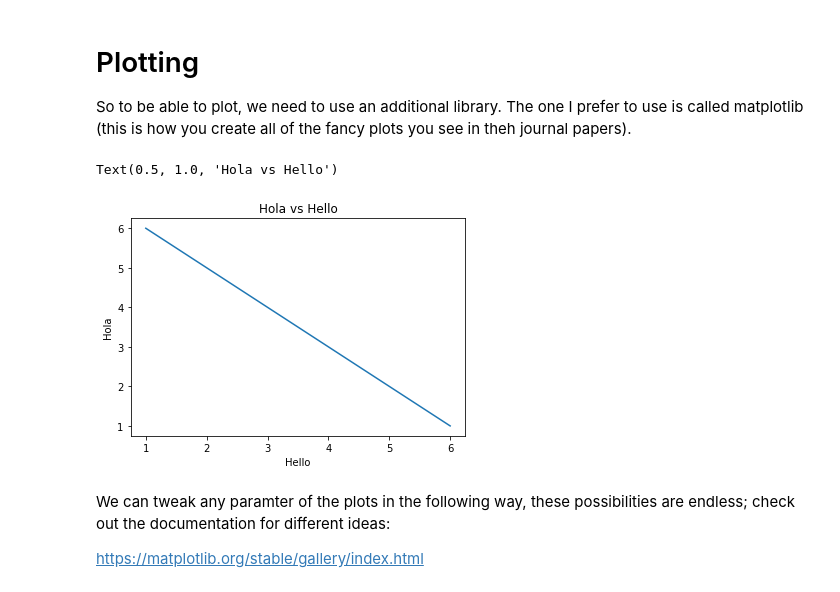
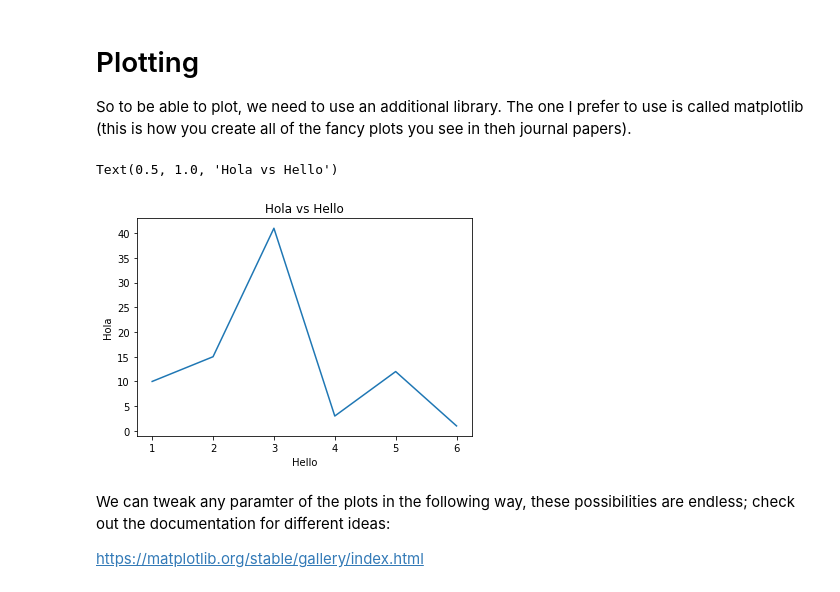
Before and after one commit to flowonthegoliv/ENVS666, a Jupyter notebook: Tutorial_1.ipynb, the cells around one changed output. Drawn from its saved outputs; the diff is of its cells as text; code cells hidden in the pictures.

```diff
--- a/Tutorial_1.ipynb
+++ b/Tutorial_1.ipynb
@@ -278,14 +293,15 @@ So to be able to plot, we need to use an additional library. The one I prefer to
 # %%
 import matplotlib.pyplot as plt #again we simplify the name to plt, but realistically this could be what you want!
 a = [1,2,3,4,5,6] # again we define some values
 b = [6,5,4,3,2,1] # again we define some values
-plt.plot(a,b) #and it really is as simple as this to crearte a plot!
+c = [10,15,41,3,12,1] # again we define some values
+plt.plot(a,c) #and it really is as simple as this to crearte a plot!
 plt.ylabel('Hola') # add some lables
 plt.xlabel('Hello') # add some lables
 plt.title('Hola vs Hello') # add a title
 # %% [output]
 Text(0.5, 1.0, 'Hola vs Hello')
-[figure, old version]
+[figure, new version]
 # %% [markdown]
 We can tweak any paramter of the plots in the following way, these possibilities are endless; check out the documentation for different ideas:
 
```
Also changed, not shown: parts of 17 cells of this notebook.
